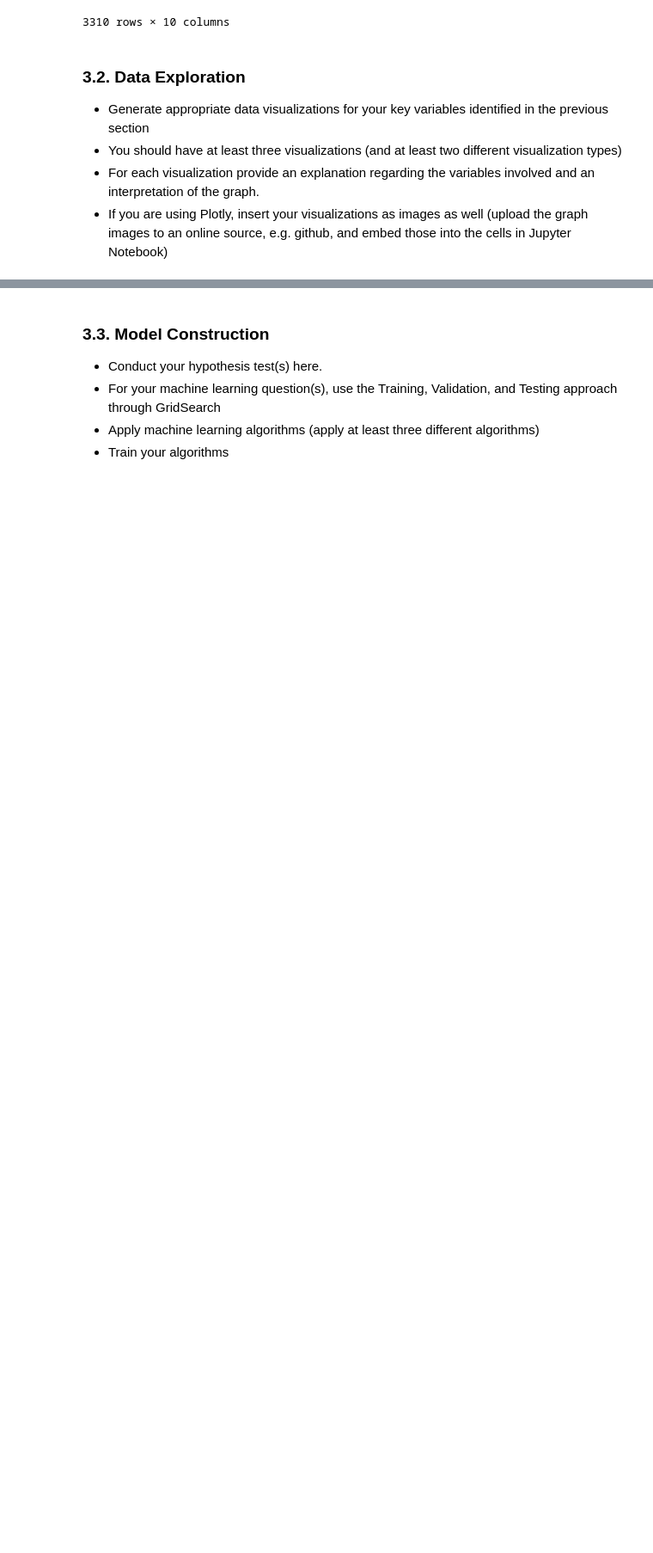
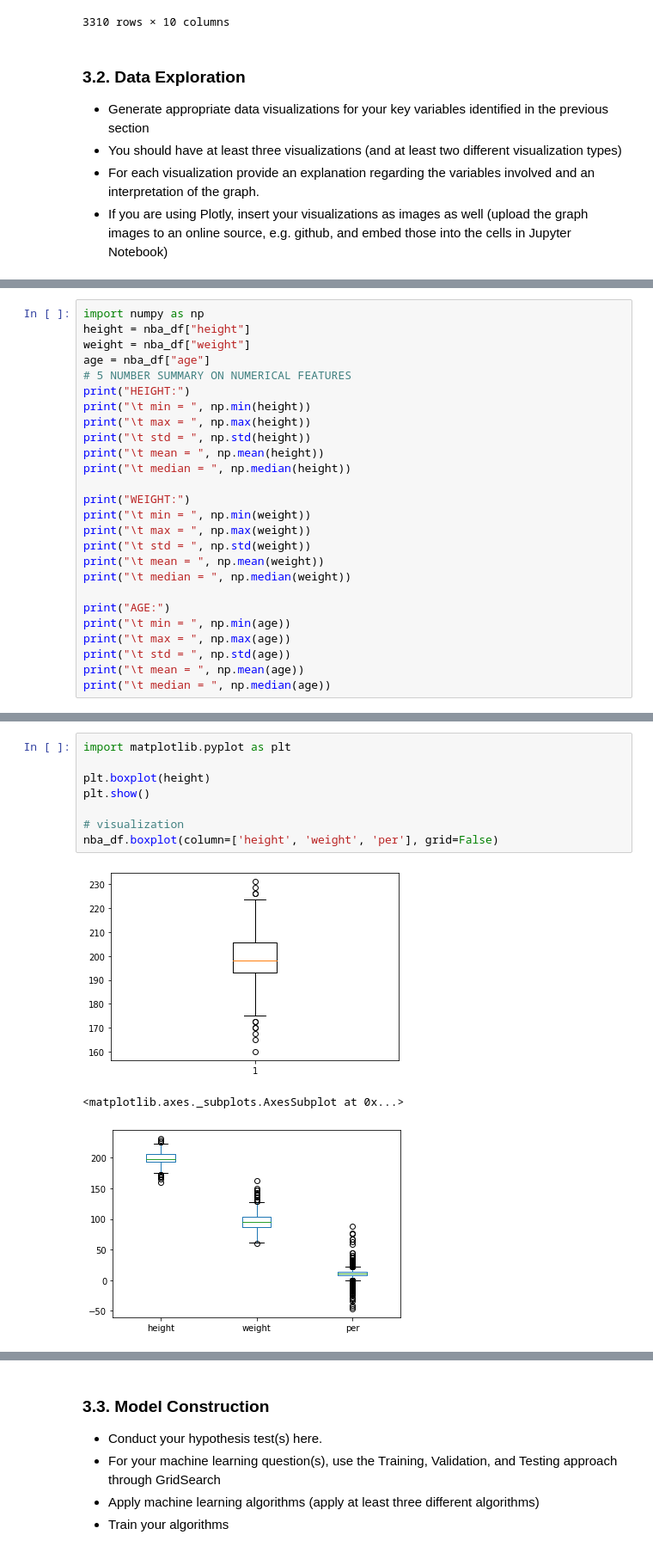
Before and after one commit to nickhil-tekwani/NBA-Data-ML-Model, a Jupyter notebook: DS3000_FP4_Group19.ipynb, the cells around one changed output, grey strips where cells are left out. Shown at 86% size. Saved outputs shown, nothing was run; the diff lists cells and outputs as text; blank space fills up the shorter version.

Commit message:
added placeholders and visualizations

```diff
--- a/DS3000_FP4_Group19.ipynb
+++ b/DS3000_FP4_Group19.ipynb
@@ -233,0 +265,26 @@ nba_df
+# %%
+import numpy as np
+height = nba_df["height"]
+weight = nba_df["weight"]
+age = nba_df["age"]
+# 5 NUMBER SUMMARY ON NUMERICAL FEATURES
+print("HEIGHT:")
+print("\t min = ", np.min(height))
+print("\t max = ", np.max(height))
+print("\t std = ", np.std(height))
+print("\t mean = ", np.mean(height))
+print("\t median = ", np.median(height))
+
+print("WEIGHT:")
+print("\t min = ", np.min(weight))
+print("\t max = ", np.max(weight))
+print("\t std = ", np.std(weight))
+print("\t mean = ", np.mean(weight))
+print("\t median = ", np.median(weight))
+
+print("AGE:")
+print("\t min = ", np.min(age))
+print("\t max = ", np.max(age))
+print("\t std = ", np.std(age))
+print("\t mean = ", np.mean(age))
+print("\t median = ", np.median(age))
@@ -233,0 +315,12 @@ nba_df
+# %%
+import matplotlib.pyplot as plt
+
+plt.boxplot(height)
+plt.show()
+
+# visualization
+nba_df.boxplot(column=['height', 'weight', 'per'], grid=False)
+# %% [output]
+[figure, added]
+<matplotlib.axes._subplots.AxesSubplot at 0x...>
+[figure, added]
```
Also changed, not shown: parts of 15 cells of this notebook.
